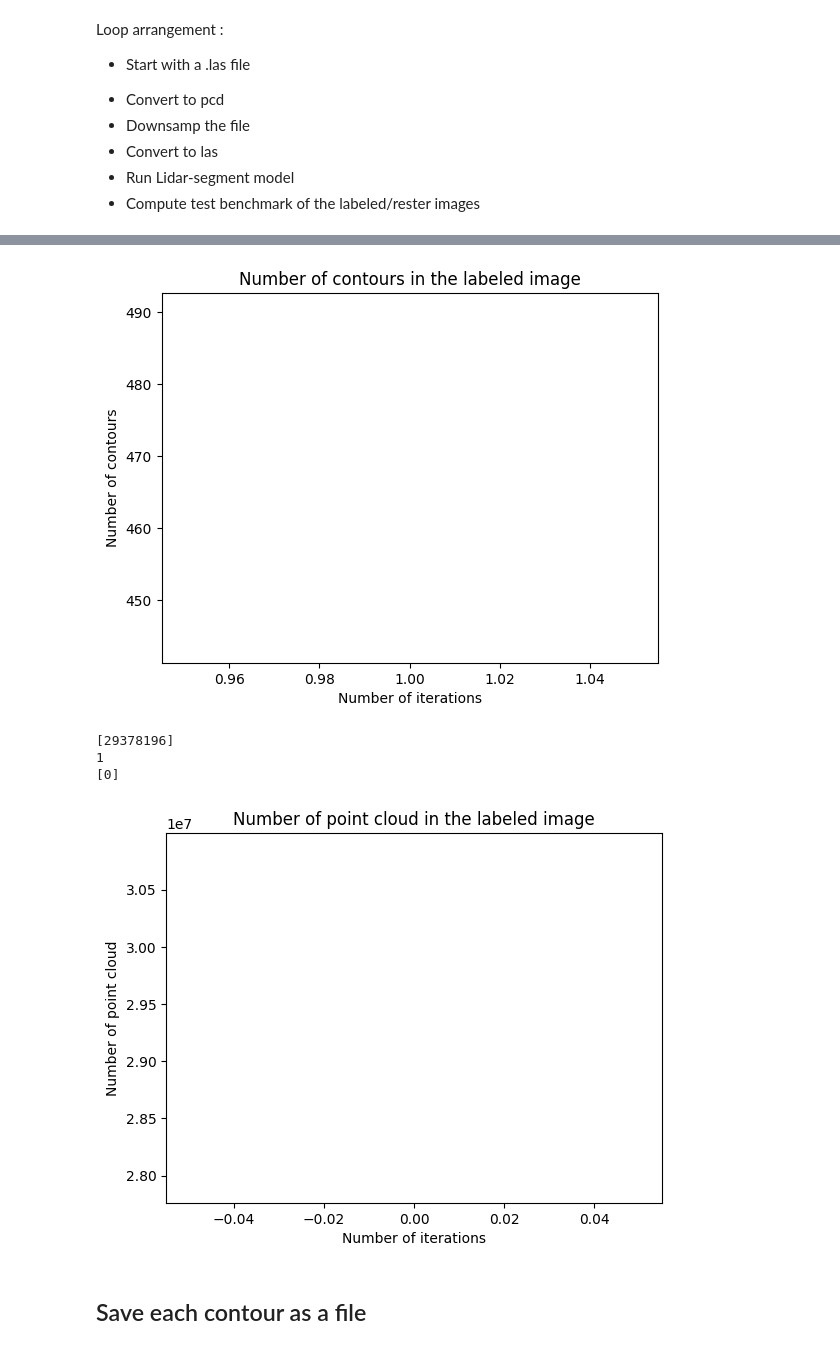
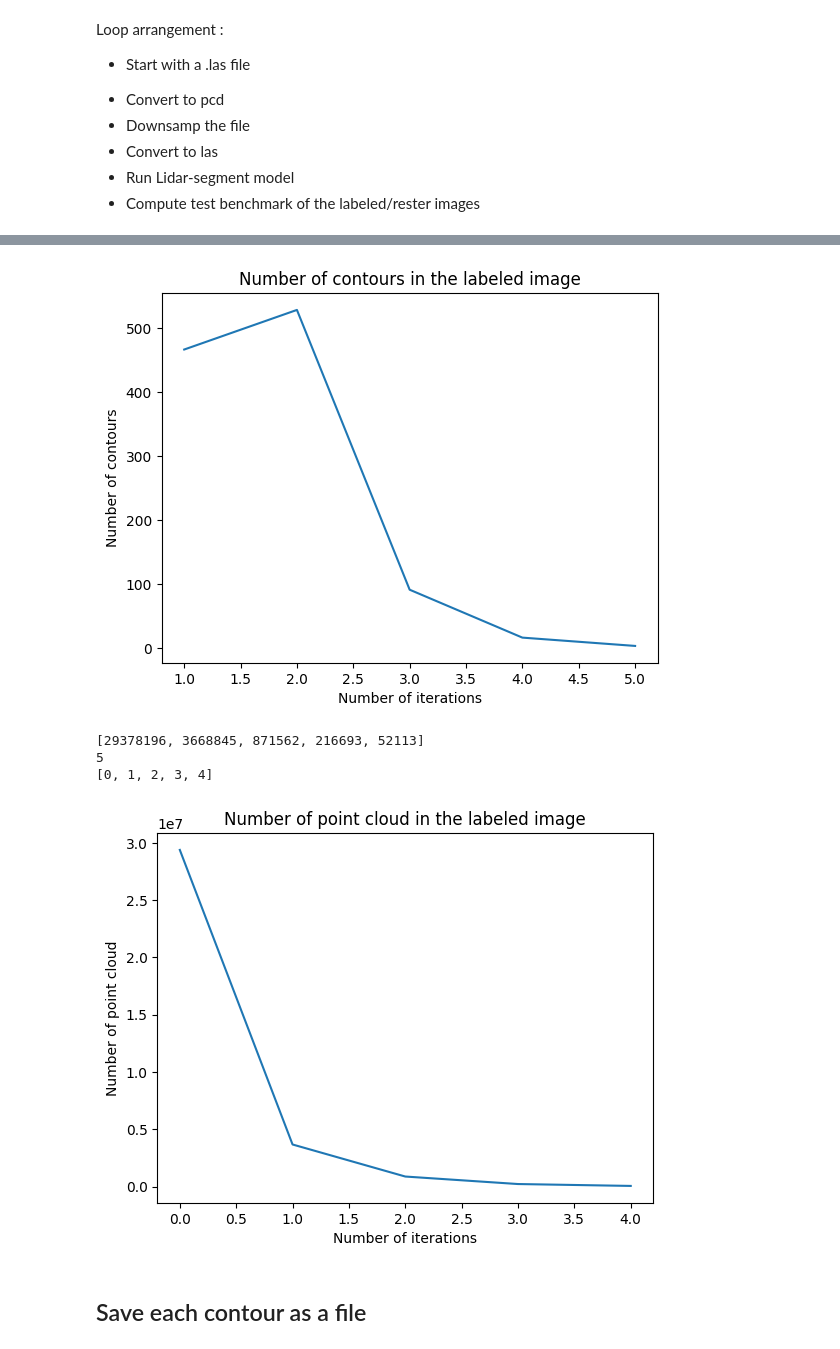
Before and after one commit to LRMPUT/internship_enssat_put, a Jupyter notebook: lidar-segment/lidar-segment/main.ipynb, the cells around one changed output, grey strips where cells are left out. Cells and saved outputs as stored; diff of their text form; code cells hidden in the pictures.

```diff
--- a/lidar-segment/lidar-segment/main.ipynb
+++ b/lidar-segment/lidar-segment/main.ipynb
@@ -140,7 +140,7 @@ Loop arrangement :
 </ul>
 # %%
 las = laspy.read("../../../scan_PUT/block_3.las")
-nb_iteration = 1
+nb_iteration = 5
 voxel_size = 0.12
 
 label_path = "/home/savinien/Documents/Polonie/lidar-segment/lidar-segment/labeled.tif"
@@ -216,8 +216,8 @@ Writing is completed in 23.59 seconds.
-[figure, old version]
+[figure, new version]
-[29378196]
-1
-[0]
+[29378196, 3668845, 871562, 216693, 52113]
+5
+[0, 1, 2, 3, 4]
-[figure, old version]
+[figure, new version]
 # %% [markdown]
 ## Save each contour as a file
 # %%
```
Also changed, not shown: parts of 1 cell of this notebook, 3 other files.
